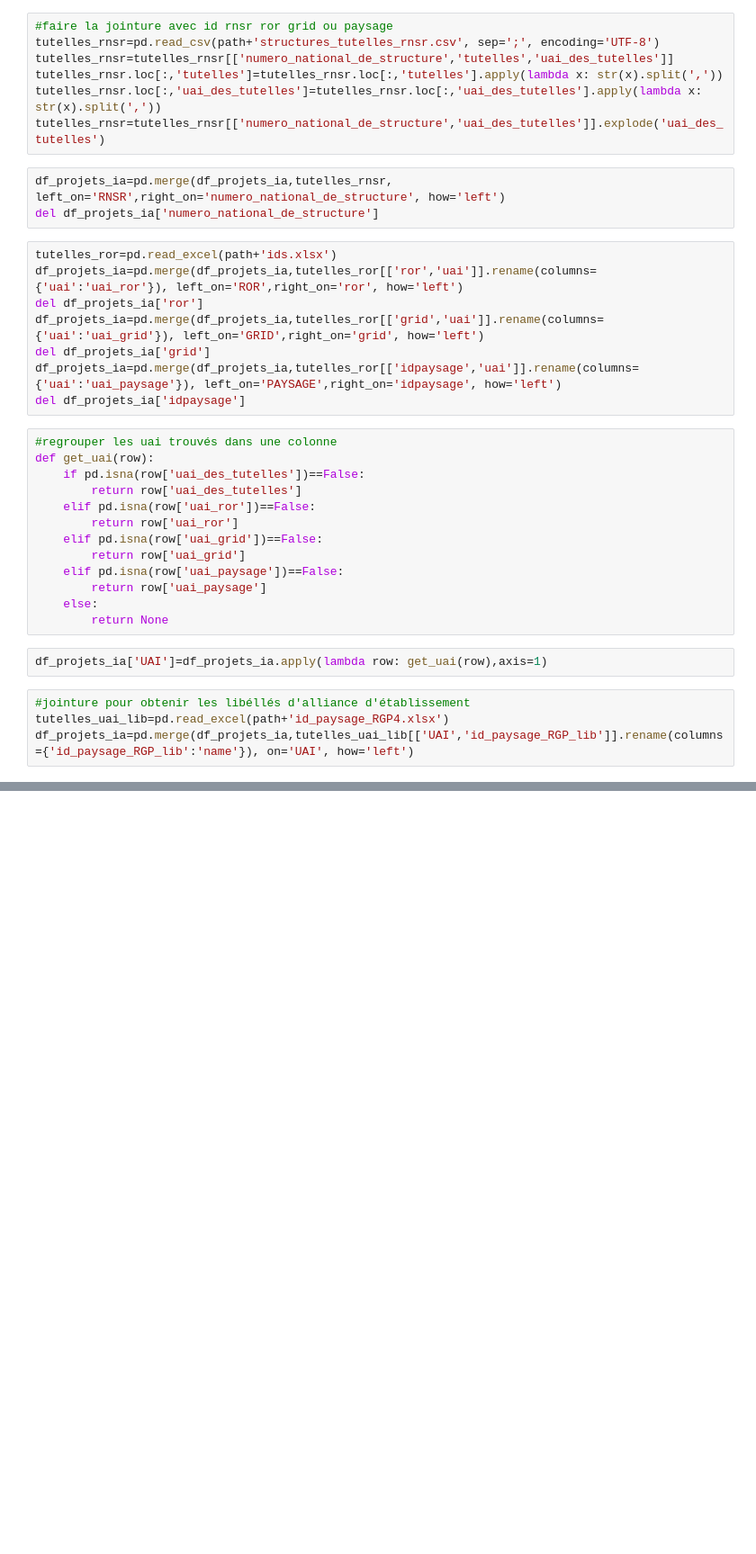
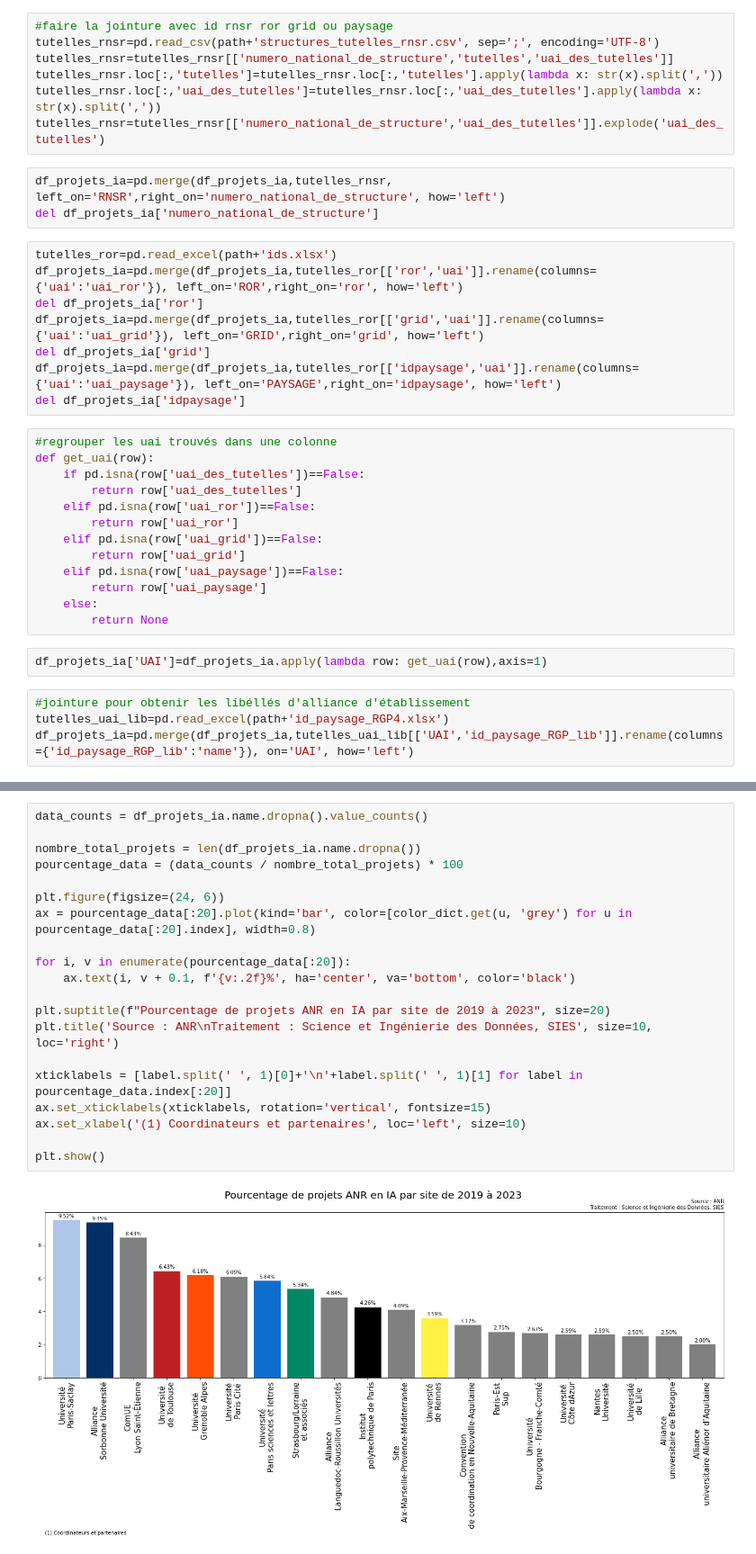
Before and after one commit to dataesr/ia-tracker, a Jupyter notebook: notebooks/ANR.ipynb, the cells around one changed output, grey strips where cells are left out. Shown at 90% size. Saved outputs shown, nothing was run; the diff lists cells and outputs as text; blank space fills up the shorter version.

```diff
--- a/notebooks/ANR.ipynb
+++ b/notebooks/ANR.ipynb
@@ -133,0 +182,22 @@ plt.show()
+# %%
+data_counts = df_projets_ia.name.dropna().value_counts()
+
+nombre_total_projets = len(df_projets_ia.name.dropna())
+pourcentage_data = (data_counts / nombre_total_projets) * 100
+
+plt.figure(figsize=(24, 6))
+ax = pourcentage_data[:20].plot(kind='bar', color=[color_dict.get(u, 'grey') for u in pourcentage_data[:20].index], width=0.8)
+
+for i, v in enumerate(pourcentage_data[:20]):
+    ax.text(i, v + 0.1, f'{v:.2f}%', ha='center', va='bottom', color='black')
+
+plt.suptitle(f"Pourcentage de projets ANR en IA par site de 2019 à 2023", size=20)
+plt.title('Source : ANR\nTraitement : Science et Ingénierie des Données, SIES', size=10, loc='right')
+
+xticklabels = [label.split(' ', 1)[0]+'\n'+label.split(' ', 1)[1] for label in pourcentage_data.index[:20]]
+ax.set_xticklabels(xticklabels, rotation='vertical', fontsize=15)
+ax.set_xlabel('(1) Coordinateurs et partenaires', loc='left', size=10)
+
+plt.show()
+# %% [output]
+[figure, added]
```
Also changed, not shown: parts of 6 cells of this notebook.
